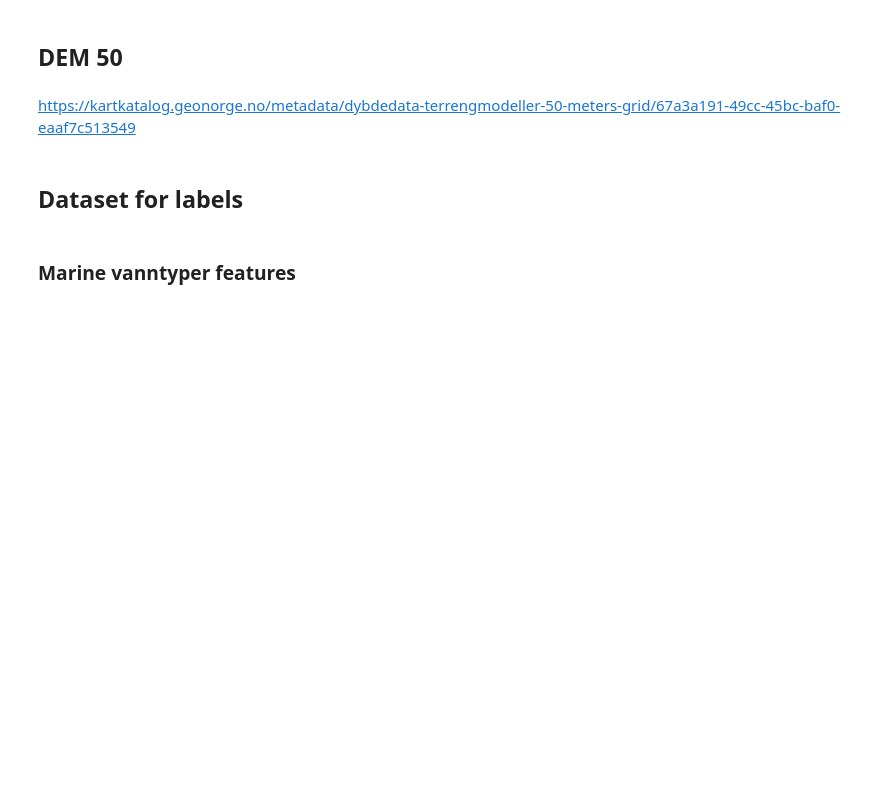
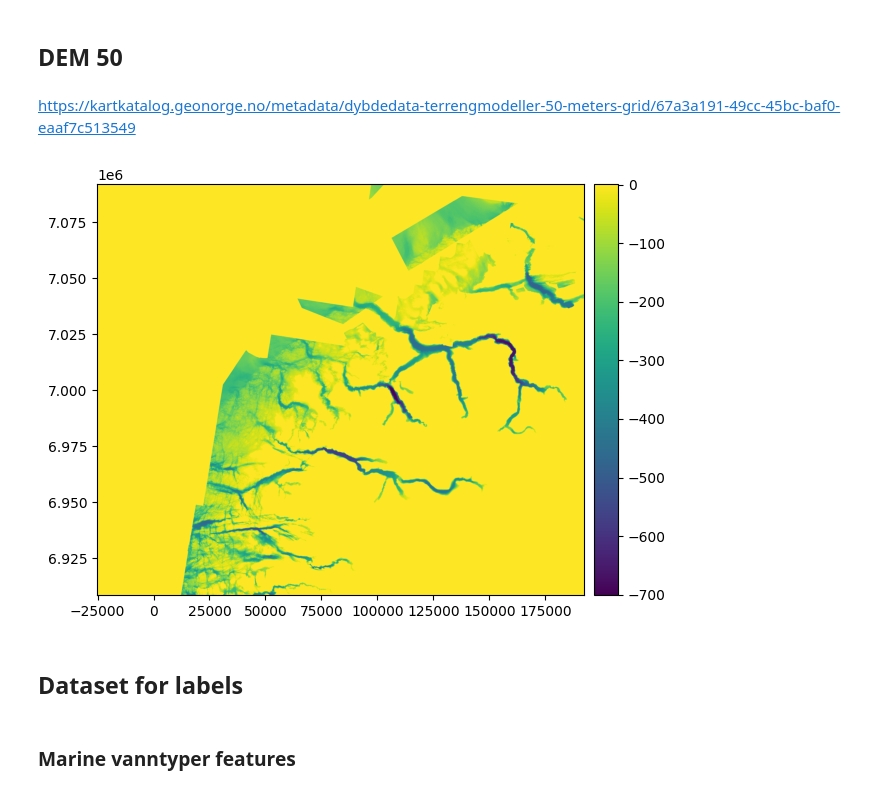
Before and after one commit to NIVANorge/marint-naturkart-niva, a Jupyter notebook: notebooks/02_modelling.ipynb, the cells around one changed output. Cells and saved outputs as stored; diff of their text form; code cells hidden in the pictures; blank space fills up the shorter version.

Commit message:
crop dem from sea map bounds

```diff
--- a/notebooks/02_modelling.ipynb
+++ b/notebooks/02_modelling.ipynb
@@ -45,7 +45,7 @@ import subkart
 # %%
 RESOLUTION = 50
 # %%
-gdf_sea_map = subkart.sources.sea_map_basisdata(["15_More_og_Romsdal", "46_Vestland"])
+gdf_sea_map = subkart.sources.sea_map_basisdata(["Rogaland","More_og_Romsdal", "Vestland"])
 crs = gdf_sea_map.crs
 # %%
 gdf_sea_map = subkart.features.depth_preprocess(gdf_sea_map)
@@ -61,7 +61,11 @@ https://kartkatalog.geonorge.no/metadata/dybdedata-terrengmodeller-50-meters-gri
 # %%
 dem = xdem.DEM(rio.open("https://storage.googleapis.com/niva-geodata/MarintNaturKart/dem50_vestland.tif"))
 # %%
+dem.crop(bounds)
 dem = subkart.utils.resample_dem(dem, out_shape, transform, crs)
+dem.plot()
+# %% [output]
+[figure, added]
 # %% [markdown]
 ## Dataset for labels
 # %%
```
Also changed, not shown: 1 other file.
